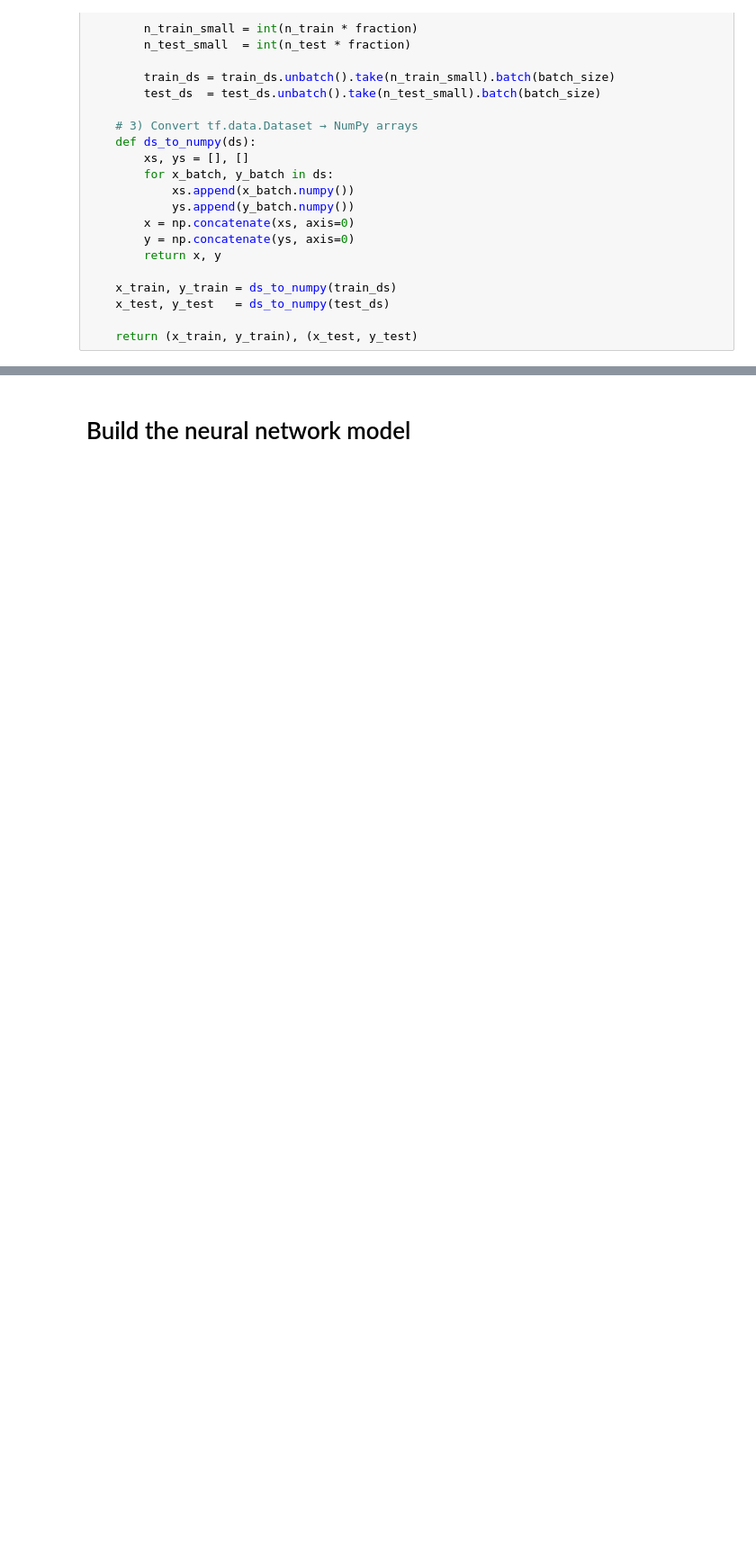
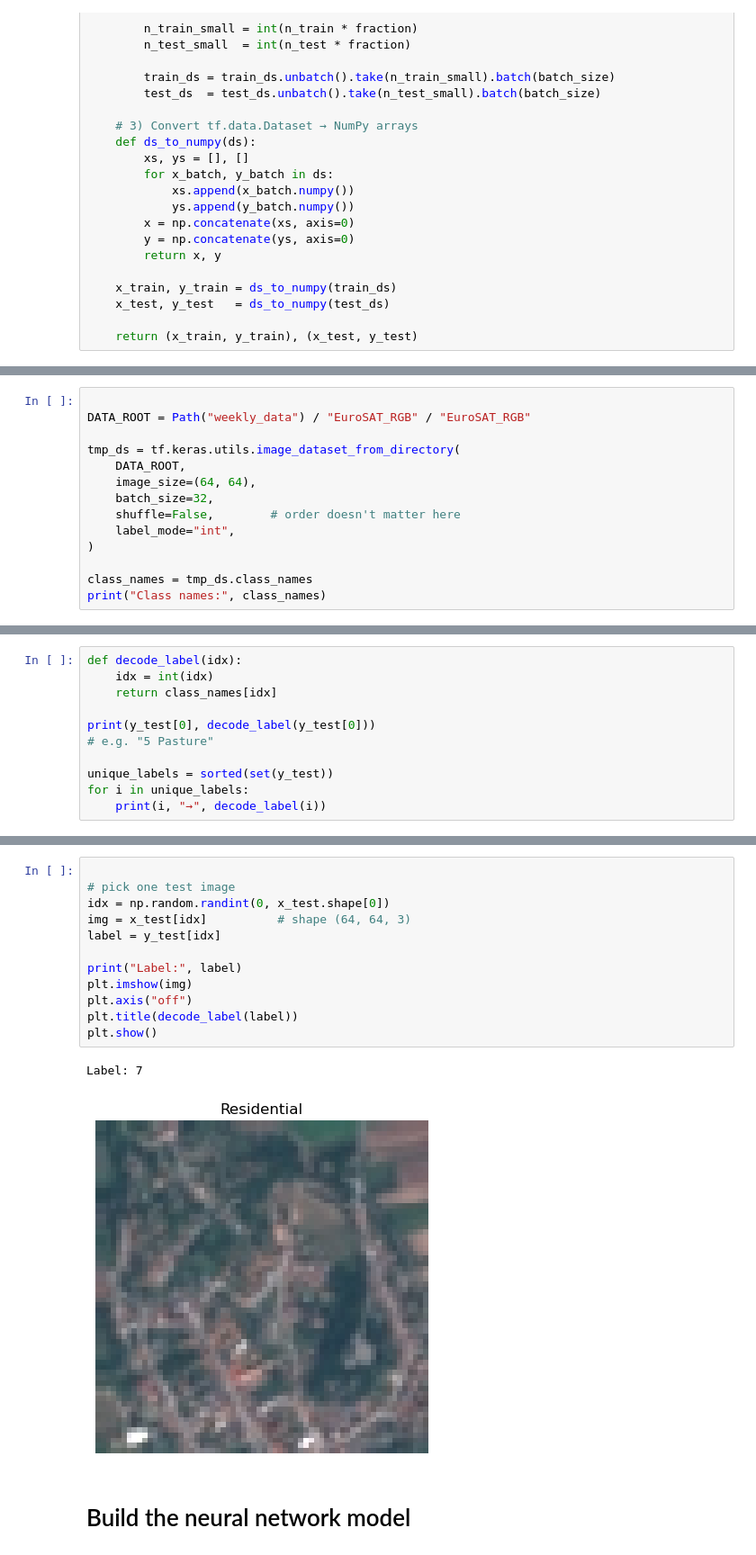
Before and after one commit to heritaco/Coursera, a Jupyter notebook: TensorFlow 2/01 Getting Started/04 Saving and Loading Models/Week_4_Programming_Assignment copy.ipynb, the cells around one changed output, grey strips where cells are left out. Shown: that part at 90% size. Saved outputs shown, nothing was run; the diff lists cells and outputs as text; blank space fills up the shorter version.

```diff
--- a/TensorFlow 2/01 Getting Started/04 Saving and Loading Models/Week_4_Programming_Assignment copy.ipynb
+++ b/TensorFlow 2/01 Getting Started/04 Saving and Loading Models/Week_4_Programming_Assignment copy.ipynb
@@ -247,0 +252,14 @@ Using 5400 files for validation.
+# %%
+
+DATA_ROOT = Path("weekly_data") / "EuroSAT_RGB" / "EuroSAT_RGB"
+
+tmp_ds = tf.keras.utils.image_dataset_from_directory(
+    DATA_ROOT,
+    image_size=(64, 64),
+    batch_size=32,
+    shuffle=False,        # order doesn't matter here
+    label_mode="int",
+)
+
+class_names = tmp_ds.class_names
+print("Class names:", class_names)
@@ -247,0 +269,11 @@ Using 5400 files for validation.
+# %%
+def decode_label(idx):
+    idx = int(idx)
+    return class_names[idx]
+
+print(y_test[0], decode_label(y_test[0]))
+# e.g. "5 Pasture"
+
+unique_labels = sorted(set(y_test))
+for i in unique_labels:
+    print(i, "→", decode_label(i))
@@ -248,3 +292,18 @@ Using 5400 files for validation.
+# %%
+
+# pick one test image
+idx = np.random.randint(0, x_test.shape[0])
+img = x_test[idx]          # shape (64, 64, 3)
+label = y_test[idx]
+
+print("Label:", label)
+plt.imshow(img)
+plt.axis("off")
+plt.title(decode_label(label))
+plt.show()
+# %% [output]
+Label: 7
+[figure, added]
 # %% [markdown]
 # Build the neural network model
 # %% [markdown]
```
Also changed, not shown: parts of 37 cells of this notebook, 22 other files.
